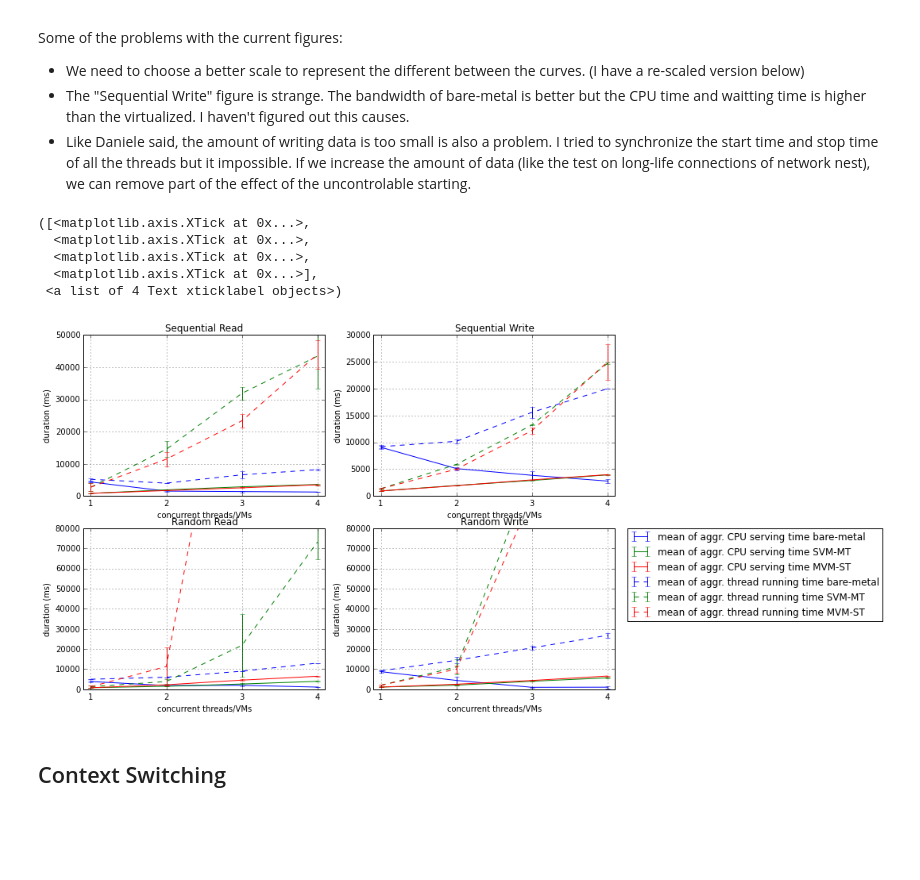
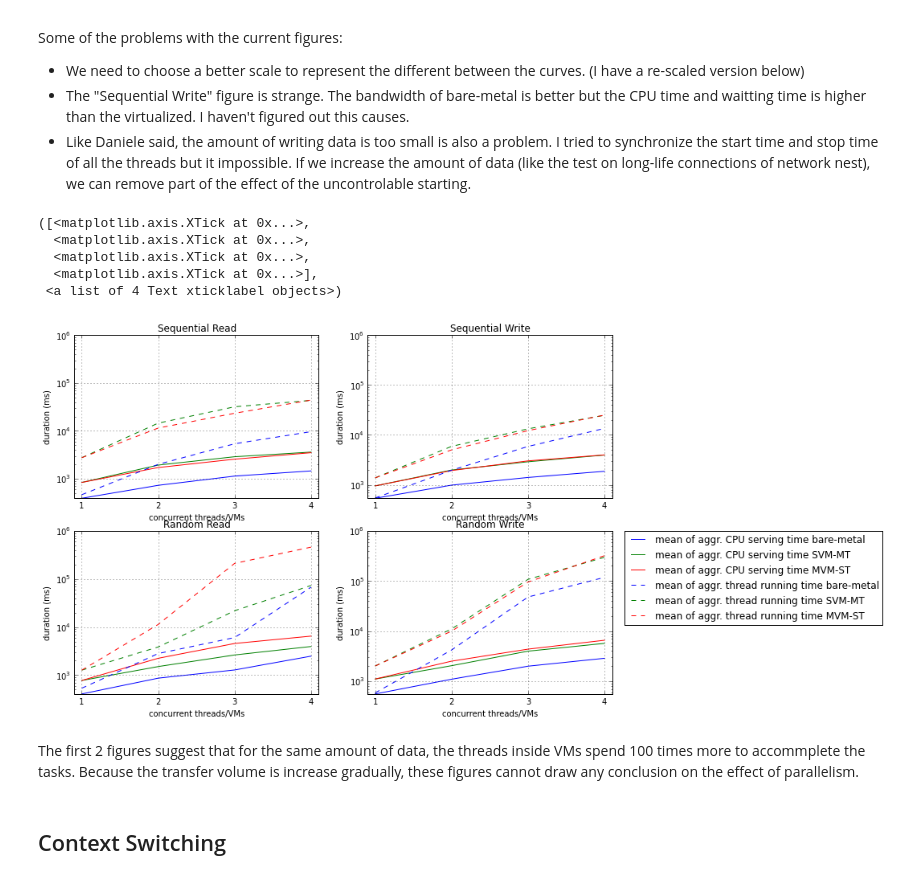
Before and after one commit to hasonhai/io_measurements, a Jupyter notebook: notebook/DiskTest Analysis.ipynb, the cells around one changed output. Saved outputs shown, nothing was run; the diff lists cells and outputs as text; code cells hidden in the pictures; blank space fills up the shorter version.

```diff
--- a/notebook/DiskTest Analysis.ipynb
+++ b/notebook/DiskTest Analysis.ipynb
@@ -13,6 +13,7 @@ from matplotlib import *
 import matplotlib.pylab as pylab
 import scipy.stats as td
 pylab.rcParams['figure.figsize'] = 12, 8  # change default size of figures
+datapath="/home/wgmn4901/io_measurements/data/"
 # %% [markdown]
 Reading input to pandas
 # %%
@@ -485,10 +486,6 @@ tctsrbf = totalcputimehostavgin5tests.filter(regex="^SRBFTH").tolist()
 tctswbf = totalcputimehostavgin5tests.filter(regex="^SWBFTH").tolist()
 tctrrbf = totalcputimehostavgin5tests.filter(regex="^RRBFTH").tolist()
 tctrwbf = totalcputimehostavgin5tests.filter(regex="^RWBFTH").tolist()
-tctsrbf = map(lambda x: x * 1000, tctsrbf)  # Bare-metal have diffrent unit
-tctswbf = map(lambda x: x * 1000, tctswbf)  # Bare-metal have diffrent unit
-tctrrbf = map(lambda x: x * 1000, tctrrbf)  # Bare-metal have diffrent unit
-tctrwbf = map(lambda x: x * 1000, tctrwbf)  # Bare-metal have diffrent unit
 tctsrsvm = totalcputimehostavgin5tests.filter(regex="^SR1VMTH").tolist()
 tctswsvm = totalcputimehostavgin5tests.filter(regex="^SW1VMTH").tolist()
 tctrrsvm = totalcputimehostavgin5tests.filter(regex="^RR1VMTH").tolist()
@@ -503,10 +500,6 @@ citctsrbf = citct.filter(regex="^SRBFTH").tolist()
 citctswbf = citct.filter(regex="^SWBFTH").tolist()
 citctrrbf = citct.filter(regex="^RRBFTH").tolist()
 citctrwbf = citct.filter(regex="^RWBFTH").tolist()
-citctsrbf = map(lambda x: x * 1000, citctsrbf)  # Bare-metal have diffrent unit
-citctswbf = map(lambda x: x * 1000, citctswbf)  # Bare-metal have diffrent unit
-citctrrbf = map(lambda x: x * 1000, citctrrbf)  # Bare-metal have diffrent unit
-citctrwbf = map(lambda x: x * 1000, citctrwbf)  # Bare-metal have diffrent unit
 citctsrsvm = citct.filter(regex="^SR1VMTH").tolist()
 citctswsvm = citct.filter(regex="^SW1VMTH").tolist()
 citctrrsvm = citct.filter(regex="^RR1VMTH").tolist()
@@ -521,10 +514,6 @@ trtsrbf = threadruntimehostavgin5tests.filter(regex="^SRBFTH").tolist()
 trtswbf = threadruntimehostavgin5tests.filter(regex="^SWBFTH").tolist()
 trtrrbf = threadruntimehostavgin5tests.filter(regex="^RRBFTH").tolist()
 trtrwbf = threadruntimehostavgin5tests.filter(regex="^RWBFTH").tolist()
-trtsrbf = map(lambda x: x * 1000, trtsrbf)  # Bare-metal have diffrent unit
-trtswbf = map(lambda x: x * 1000, trtswbf)  # Bare-metal have diffrent unit
-trtrrbf = map(lambda x: x * 1000, trtrrbf)  # Bare-metal have diffrent unit
-trtrwbf = map(lambda x: x * 1000, trtrwbf)  # Bare-metal have diffrent unit
 trtsrsvm = threadruntimehostavgin5tests.filter(regex="^SR1VMTH").tolist()
 trtswsvm = threadruntimehostavgin5tests.filter(regex="^SW1VMTH").tolist()
 trtrrsvm = threadruntimehostavgin5tests.filter(regex="^RR1VMTH").tolist()
@@ -539,10 +528,6 @@ citrtsrbf = citrt.filter(regex="^SRBFTH").tolist()
 citrtswbf = citrt.filter(regex="^SWBFTH").tolist()
 citrtrrbf = citrt.filter(regex="^RRBFTH").tolist()
 citrtrwbf = citrt.filter(regex="^RWBFTH").tolist()
-citrtsrbf = map(lambda x: x * 1000, citrtsrbf)  # Bare-metal have diffrent unit
-citrtswbf = map(lambda x: x * 1000, citrtswbf)  # Bare-metal have diffrent unit
-citrtrrbf = map(lambda x: x * 1000, citrtrrbf)  # Bare-metal have diffrent unit
-citrtrwbf = map(lambda x: x * 1000, citrtrwbf)  # Bare-metal have diffrent unit
 citrtsrsvm = citrt.filter(regex="^SR1VMTH").tolist()
 citrtswsvm = citct.filter(regex="^SW1VMTH").tolist()
 citrtrrsvm = citrt.filter(regex="^RR1VMTH").tolist()
@@ -630,68 +615,70 @@ Some of the problems with the current figures:
 x_axis = [1,2,3,4]
 
 plt.subplot(221)
-plt.errorbar(x_axis, tctsrbf, citctsrbf, color="blue")
-plt.errorbar(x_axis, tctsrsvm, citctsrsvm, color="green")
-plt.errorbar(x_axis, tctsrmvm, citctsrmvm, color="red")
-plt.errorbar(x_axis, trtsrbf, citrtsrbf, ls="dashed", color="blue")
-plt.errorbar(x_axis, trtsrsvm, citrtsrsvm, ls="dashed", color="green")
-plt.errorbar(x_axis, trtsrmvm, citrtsrmvm, ls="dashed", color="red")
-plt.axis([0.9, 4.1, 0, 50000])
+plt.semilogy(x_axis, tctsrbf, color="blue")
+plt.semilogy(x_axis, tctsrsvm, color="green")
+plt.semilogy(x_axis, tctsrmvm, color="red")
+plt.semilogy(x_axis, trtsrbf, ls="dashed", color="blue")
+plt.semilogy(x_axis, trtsrsvm, ls="dashed", color="green")
+plt.semilogy(x_axis, trtsrmvm, ls="dashed", color="red")
+plt.axis([0.9, 4.1, 0, 1000000])
 plt.grid(True)
 plt.title('Sequential Read')
 plt.xlabel('concurrent threads/VMs')
 plt.ylabel('duration (ms)')
 plt.xticks(x_axis)
 
 plt.subplot(222)
-plt.errorbar(x_axis, tctswbf, citctswbf, color="blue")
-plt.errorbar(x_axis, tctswsvm, citctswsvm, color="green")
-plt.errorbar(x_axis, tctswmvm, citctswmvm, color="red")
-plt.errorbar(x_axis, trtswbf, citrtswbf, ls="dashed", color="blue")
-plt.errorbar(x_axis, trtswsvm, citrtswsvm, ls="dashed", color="green")
-plt.errorbar(x_axis, trtswmvm, citrtswmvm, ls="dashed", color="red")
-plt.axis([0.9, 4.1, 0, 30000])
+plt.semilogy(x_axis, tctswbf, color="blue")
+plt.semilogy(x_axis, tctswsvm, color="green")
+plt.semilogy(x_axis, tctswmvm, color="red")
+plt.semilogy(x_axis, trtswbf, ls="dashed", color="blue")
+plt.semilogy(x_axis, trtswsvm, ls="dashed", color="green")
+plt.semilogy(x_axis, trtswmvm, ls="dashed", color="red")
+plt.axis([0.9, 4.1, 0, 1000000])
 plt.grid(True)
 plt.title('Sequential Write')
 plt.xlabel('concurrent threads/VMs')
 plt.ylabel('duration (ms)')
 plt.xticks(x_axis)
 
 plt.subplot(223)
-plt.errorbar(x_axis, tctrrbf, citctrrbf, color="blue")
-plt.errorbar(x_axis, tctrrsvm, citctrrsvm, color="green")
-plt.errorbar(x_axis, tctrrmvm, citctrrmvm, color="red")
-plt.errorbar(x_axis, trtrrbf, citrtrrbf, ls="dashed", color="blue")
-plt.errorbar(x_axis, trtrrsvm, citrtrrsvm, ls="dashed", color="green")
-plt.errorbar(x_axis, trtrrmvm, citrtrrmvm, ls="dashed", color="red")
-plt.axis([0.9, 4.1, 0, 80000])
+plt.semilogy(x_axis, tctrrbf, color="blue")
+plt.semilogy(x_axis, tctrrsvm, color="green")
+plt.semilogy(x_axis, tctrrmvm, color="red")
+plt.semilogy(x_axis, trtrrbf, ls="dashed", color="blue")
+plt.semilogy(x_axis, trtrrsvm, ls="dashed", color="green")
+plt.semilogy(x_axis, trtrrmvm, ls="dashed", color="red")
+plt.axis([0.9, 4.1, 0, 1000000])
 plt.grid(True)
 plt.title('Random Read')
 plt.xlabel('concurrent threads/VMs')
 plt.ylabel('duration (ms)')
 plt.xticks(x_axis)
 
 plt.subplot(224)
-plt.errorbar(x_axis, tctrwbf, citctrwbf, color="blue", label = 'mean of aggr. CPU serving time bare-metal')
-plt.errorbar(x_axis, tctrwsvm, citctrwsvm, color="green", label = 'mean of aggr. CPU serving time SVM-MT')
-plt.errorbar(x_axis, tctrwmvm, citctrwmvm, color="red", label = 'mean of aggr. CPU serving time MVM-ST')
-plt.errorbar(x_axis, trtrwbf, citrtrwbf, ls="dashed", color="blue", label = 'mean of aggr. thread running time bare-metal')
-plt.errorbar(x_axis, trtrwsvm, citrtrwsvm, ls="dashed", color="green", label = 'mean of aggr. thread running time SVM-MT')
-plt.errorbar(x_axis, trtrwmvm, citrtrwmvm, ls="dashed", color="red", label = 'mean of aggr. thread running time MVM-ST')
-plt.axis([0.9, 4.1, 0, 80000])
+plt.semilogy(x_axis, tctrwbf, color="blue", label = 'mean of aggr. CPU serving time bare-metal')
+plt.semilogy(x_axis, tctrwsvm, color="green", label = 'mean of aggr. CPU serving time SVM-MT')
+plt.semilogy(x_axis, tctrwmvm, color="red", label = 'mean of aggr. CPU serving time MVM-ST')
+plt.semilogy(x_axis, trtrwbf, ls="dashed", color="blue", label = 'mean of aggr. thread running time bare-metal')
+plt.semilogy(x_axis, trtrwsvm, ls="dashed", color="green", label = 'mean of aggr. thread running time SVM-MT')
+plt.semilogy(x_axis, trtrwmvm, ls="dashed", color="red", label = 'mean of aggr. thread running time MVM-ST')
+plt.axis([0.9, 4.1, 0, 1000000])
 plt.grid(True)
 plt.title('Random Write')
 plt.legend(bbox_to_anchor=(1.05, 1), loc=2, borderaxespad=0.)
 plt.xlabel('concurrent threads/VMs')
 plt.ylabel('duration (ms)')
 plt.xticks(x_axis)
 # %% [output]
 ([<matplotlib.axis.XTick at 0x...>,
   <matplotlib.axis.XTick at 0x...>,
   <matplotlib.axis.XTick at 0x...>,
   <matplotlib.axis.XTick at 0x...>],
  <a list of 4 Text xticklabel objects>)
-[figure, old version]
+[figure, new version]
+# %% [markdown]
+The first 2 figures suggest that for the same amount of data, the threads inside VMs spend 100 times more to accommplete the tasks. Because the transfer volume is increase gradually, these figures cannot draw any conclusion on the effect of parallelism.
 # %% [markdown]
 ## Context Switching
 # %%
```
Also changed, not shown: parts of 17 cells of this notebook, 1 other file.
